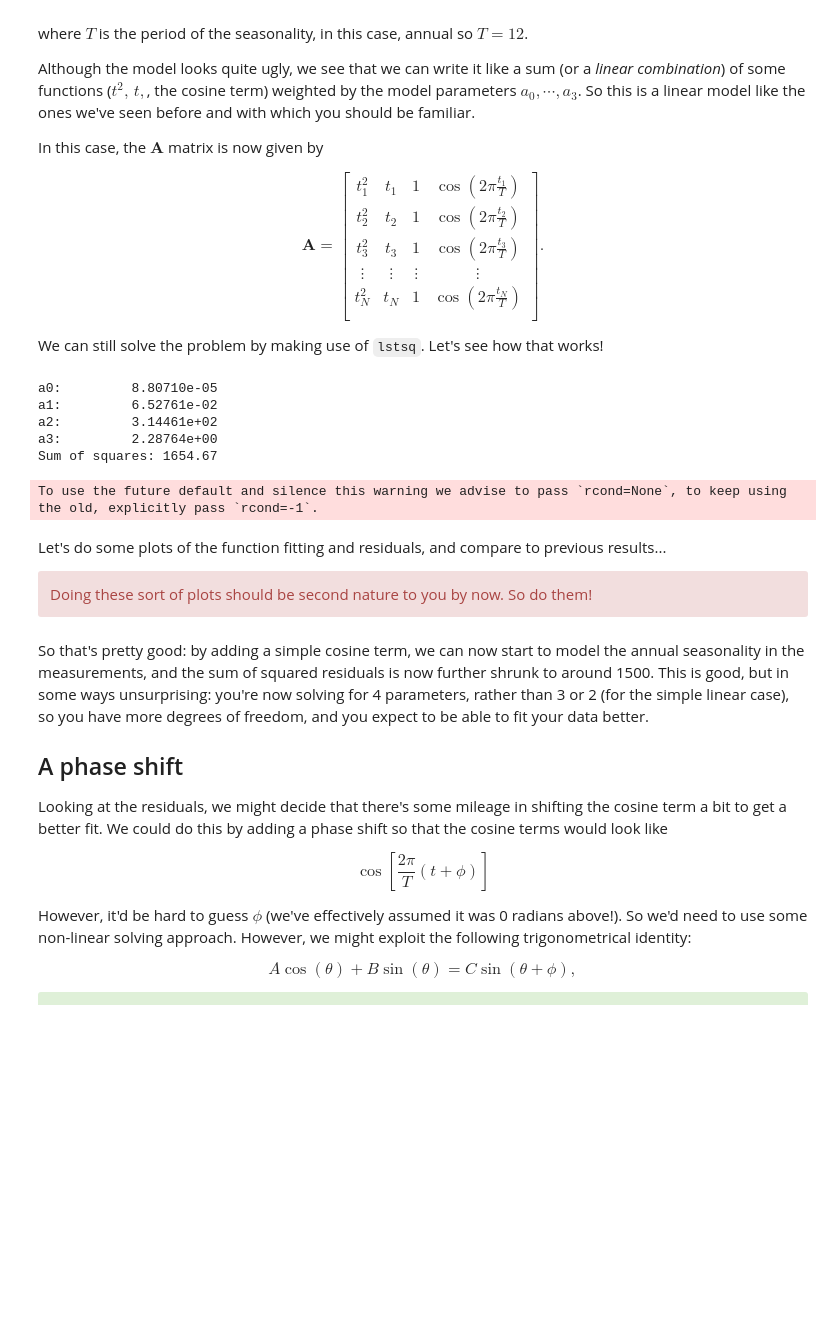
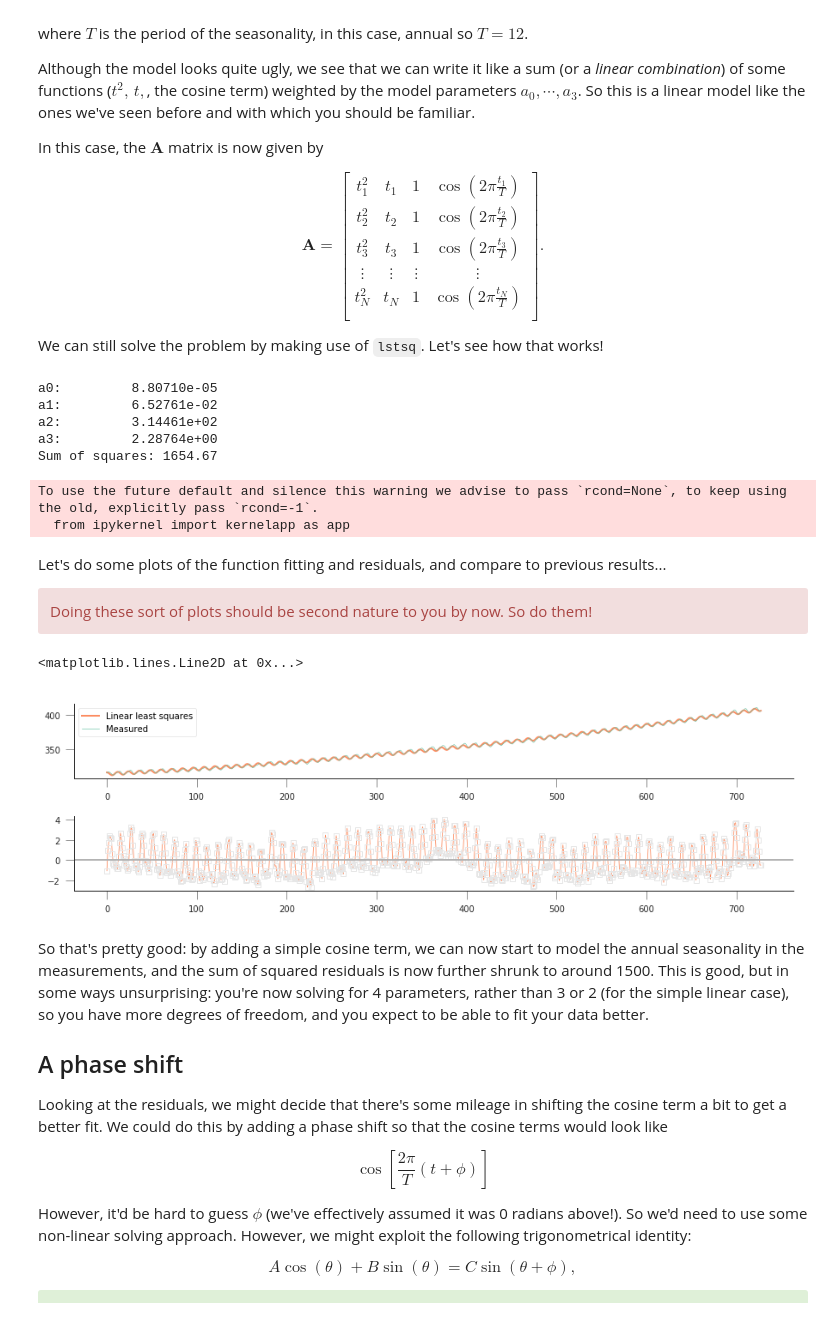
Before and after one commit to profLewis/geog0111_OLD, a Jupyter notebook: Chapter_5_Linear_models.ipynb, the cells around one changed output. Cells and saved outputs as stored; diff of their text form; code cells hidden in the pictures; blank space fills up the shorter version.

```diff
--- a/Chapter_5_Linear_models.ipynb
+++ b/Chapter_5_Linear_models.ipynb
@@ -450,7 +450,8 @@ def quadratic_with_season(p, t, period=12.):
 period = 12.
 # We create the A matrix
 x = np.arange(n_times)
-A = np.array([x * x, x, np.ones_like(x), np.cos(2 * np.pi * (x / period))])
+A = np.array([x * x, x, np.ones_like(x),
+              np.cos(2 * np.pi * (x / period))])
 # Now put the observations into y
 y = co2.interpolated
 
@@ -466,6 +467,7 @@ a2:         3.14461e+02
 a3:         2.28764e+00
 Sum of squares: 1654.67
 To use the future default and silence this warning we advise to pass `rcond=None`, to keep using the old, explicitly pass `rcond=-1`.
+  from ipykernel import kernelapp as app
 # %% [markdown]
 Let's do some plots of the function fitting and residuals, and compare to previous results...
 
@@ -473,6 +475,26 @@ Let's do some plots of the function fitting and residuals, and compare to previo
 <div class="alert alert-danger">
 Doing these sort of plots should be second nature to you by now. So do them!
 </div>
+# %%
+fig, axs = plt.subplots(nrows=2, ncols=1, figsize=(15, 4))
+x = np.arange(n_times)
+a2 = 315.
+
+axs[0].plot(x, quadratic_with_season(xopt, x), '-', label="Linear least squares")
+axs[0].plot(x, co2.interpolated, '-', lw=0.6, label="Measured")
+axs[0].legend(loc="best")
+
+axs[1].plot(
+    x,
+    co2.interpolated - quadratic_with_season(xopt, x),
+    's-',
+    lw=0.8,
+    mfc="none",
+    mec="0.9")
+axs[1].axhline(0, color="0.7")
+# %% [output]
+<matplotlib.lines.Line2D at 0x...>
+[figure, added]
 # %% [markdown]
 So that's pretty good: by adding a simple cosine term, we can now start to model the annual seasonality in the measurements, and the sum of squared residuals is now further shrunk to around 1500. This is good, but in some ways unsurprising: you're now solving for 4 parameters, rather than 3 or 2 (for the simple linear case), so you have more degrees of freedom, and you expect to be able to fit your data better.
 
```
Also changed, not shown: parts of 11 cells of this notebook.
